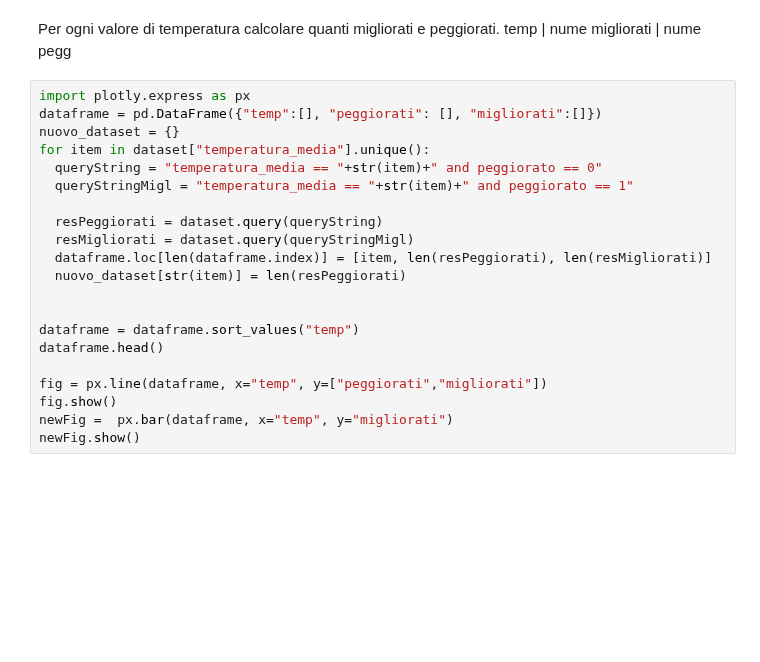
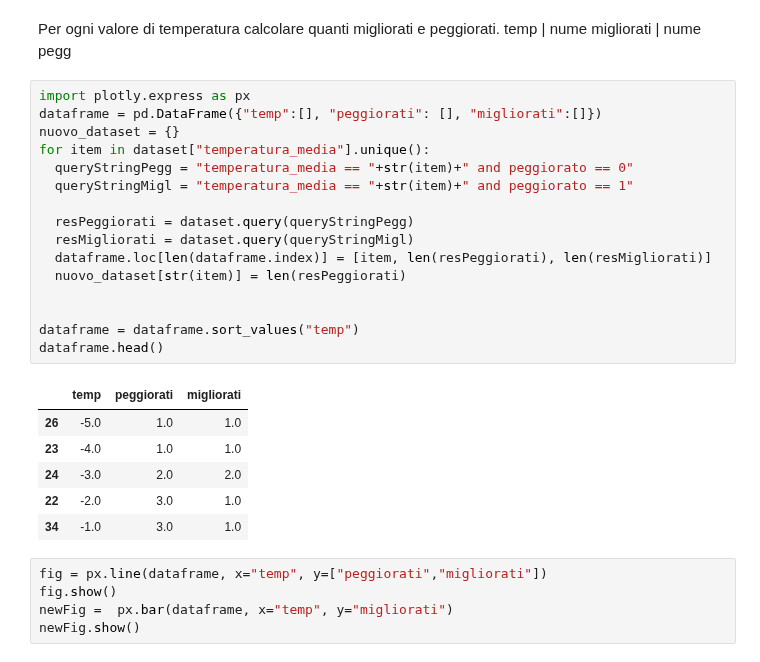
Before and after one commit to Blowdire/DataVisualizationProject, a Jupyter notebook: Mini-Progetto/Compitino_DV.ipynb, the cells around one changed output. Drawn from its saved outputs; the diff is of its cells as text; blank space fills up the shorter version.

```diff
--- a/Mini-Progetto/Compitino_DV.ipynb
+++ b/Mini-Progetto/Compitino_DV.ipynb
@@ -75,21 +75,28 @@ temp | nume migliorati | nume pegg
 # %%
 import plotly.express as px
 dataframe = pd.DataFrame({"temp":[], "peggiorati": [], "migliorati":[]})
 nuovo_dataset = {}
 for item in dataset["temperatura_media"].unique():
-  queryString = "temperatura_media == "+str(item)+" and peggiorato == 0"
+  queryStringPegg = "temperatura_media == "+str(item)+" and peggiorato == 0"
   queryStringMigl = "temperatura_media == "+str(item)+" and peggiorato == 1"
 
-  resPeggiorati = dataset.query(queryString)
+  resPeggiorati = dataset.query(queryStringPegg)
   resMigliorati = dataset.query(queryStringMigl)
   dataframe.loc[len(dataframe.index)] = [item, len(resPeggiorati), len(resMigliorati)]
   nuovo_dataset[str(item)] = len(resPeggiorati)
 
 
 dataframe = dataframe.sort_values("temp")
 dataframe.head()
-
-fig = px.line(dataframe, x="temp", y=["peggiorati","migliorati"])
-fig.show()
-newFig =  px.bar(dataframe, x="temp", y="migliorati")
-newFig.show()
+# %% [output]
+|  | temp | peggiorati | migliorati |
+| 26 | -5.0 | 1.0 | 1.0 |
+| 23 | -4.0 | 1.0 | 1.0 |
+| 24 | -3.0 | 2.0 | 2.0 |
+| 22 | -2.0 | 3.0 | 1.0 |
+| 34 | -1.0 | 3.0 | 1.0 |
+# %%
+fig = px.line(dataframe, x="temp", y=["peggiorati","migliorati"])
+fig.show()
+newFig =  px.bar(dataframe, x="temp", y="migliorati")
+newFig.show()
```
